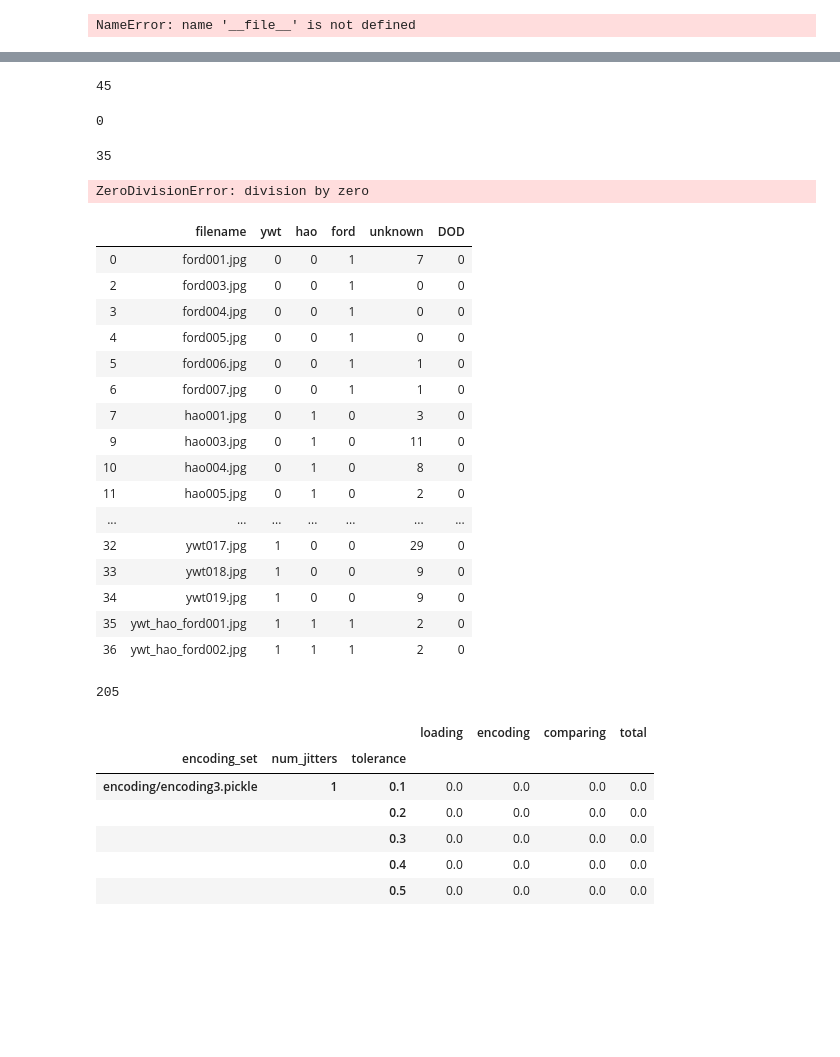
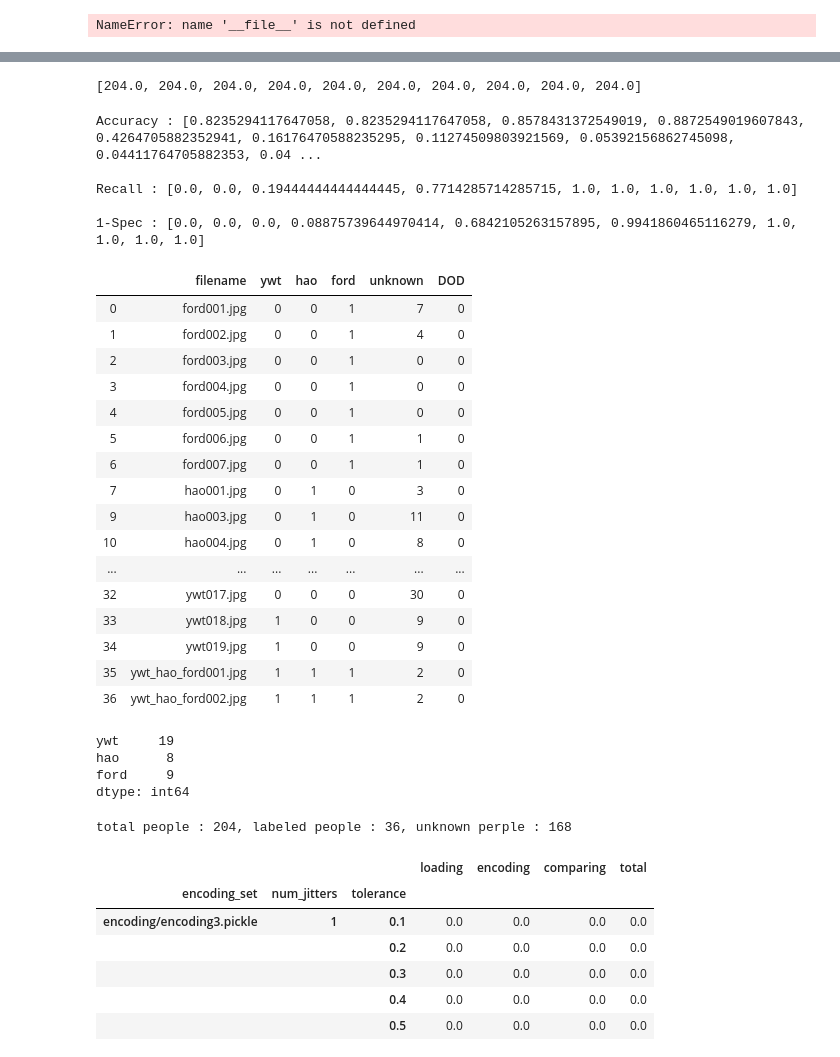
Before and after one commit to SixtantAIEN06/dlib, a Jupyter notebook: examples/exampleSet/test.ipynb, the cells around one changed output, grey strips where cells are left out. Saved outputs shown, nothing was run; the diff lists cells and outputs as text; code cells hidden in the pictures; blank space fills up the shorter version.

```diff
--- a/examples/exampleSet/test.ipynb
+++ b/examples/exampleSet/test.ipynb
@@ -58,22 +38,17 @@ conf_matrix=conf_matrix.set_index(['num_jitters','tolerance','prediction'],drop=
 # %%
 idx=pd.IndexSlice
-conf_matrix.loc[idx[:,:,['tol:0.1'],:],:].sum().sum()
+all_li=[conf_matrix.loc[idx[:,:,[f'tol:{_/10}'],:],:].sum().sum() for _ in range(1,11)]
+all_li
 # %% [output]
-45
+[204.0, 204.0, 204.0, 204.0, 204.0, 204.0, 204.0, 204.0, 204.0, 204.0]
-# %%
-conf_matrix.loc[idx[:,:,['tol:0.1'],'T'],'P'].values.item()
-# %% [output]
-0
-# %%
-conf_matrix.loc[idx[:,:,['tol:0.1'],'T'],'N'].values.item()
-# %% [output]
-35
 # %%
-idx=pd.IndexSlice
-conf_matrix.loc[idx[:,:,['tol:0.1'],'T'],'P']
-Acc=[(conf_matrix.loc[idx[:,:,[f'tol:{tol/10}'],'T'],'P'].values.item()+conf_matrix.loc[idx[:,:,[f'tol:{tol/10}'],'T'],'N'].values.item())/conf_matrix.loc[idx[:,:,['tol:0.1'],:],:].sum().sum() for tol in range(1,11)]
+Acc=[(conf_matrix.loc[idx[:,:,[f'tol:{tol/10}'],'T'],'P'].values.item()+conf_matrix.loc[idx[:,:,[f'tol:{tol/10}'],'T'],'N'].values.item())/conf_matrix.loc[idx[:,:,[f'tol:{tol/10}'],:],:].sum().sum() for tol in range(1,11)]
 Rec=[conf_matrix.loc[idx[:,:,[f'tol:{tol/10}'],'T'],'P'].values.item()/(conf_matrix.loc[idx[:,:,[f'tol:{tol/10}'],'T'],'P'].values.item()+conf_matrix.loc[idx[:,:,[f'tol:{tol/10}'],'F'],'N'].values.item()) for tol in range(1,11)]
 Minus_Spec=[conf_matrix.loc[idx[:,:,[f'tol:{tol/10}'],'F'],'P'].values.item()/(conf_matrix.loc[idx[:,:,[f'tol:{tol/10}'],'T'],'N'].values.item()+conf_matrix.loc[idx[:,:,[f'tol:{tol/10}'],'F'],'P'].values.item()) for tol in range(1,11)]
-print(Acc,Rec,Minus_Spec)
+print(f'Accuracy : {Acc}\n\nRecall : {Rec}\n\n1-Spec : {Minus_Spec}')
 # %% [output]
-ZeroDivisionError: division by zero
+Accuracy : [0.8235294117647058, 0.8235294117647058, 0.8578431372549019, 0.8872549019607843, 0.4264705882352941, 0.16176470588235295, 0.11274509803921569, 0.05392156862745098, 0.04411764705882353, 0.04 ...
+
+Recall : [0.0, 0.0, 0.19444444444444445, 0.7714285714285715, 1.0, 1.0, 1.0, 1.0, 1.0, 1.0]
+
+1-Spec : [0.0, 0.0, 0.0, 0.08875739644970414, 0.6842105263157895, 0.9941860465116279, 1.0, 1.0, 1.0, 1.0]
@@ -82,9 +55,10 @@ conf_matrix.to_csv('Confusion_matrix.csv',index=True,header=True)
 # %%
-taes_table=pd.read_csv('testSetTable.csv',index_col=0)
-taes_table
+test_table=pd.read_csv('testSetTable.csv',index_col=0)
+test_table
 # %% [output]
 |  | filename | ywt | hao | ford | unknown | DOD |
 | 0 | ford001.jpg | 0 | 0 | 1 | 7 | 0 |
+| 1 | ford002.jpg | 0 | 0 | 1 | 4 | 0 |
 | 2 | ford003.jpg | 0 | 0 | 1 | 0 | 0 |
 | 3 | ford004.jpg | 0 | 0 | 1 | 0 | 0 |
 | 4 | ford005.jpg | 0 | 0 | 1 | 0 | 0 |
@@ -93,17 +67,23 @@ taes_table
 | 7 | hao001.jpg | 0 | 1 | 0 | 3 | 0 |
 | 9 | hao003.jpg | 0 | 1 | 0 | 11 | 0 |
 | 10 | hao004.jpg | 0 | 1 | 0 | 8 | 0 |
-| 11 | hao005.jpg | 0 | 1 | 0 | 2 | 0 |
 | ... | ... | ... | ... | ... | ... | ... |
-| 32 | ywt017.jpg | 1 | 0 | 0 | 29 | 0 |
+| 32 | ywt017.jpg | 0 | 0 | 0 | 30 | 0 |
 | 33 | ywt018.jpg | 1 | 0 | 0 | 9 | 0 |
 | 34 | ywt019.jpg | 1 | 0 | 0 | 9 | 0 |
 | 35 | ywt_hao_ford001.jpg | 1 | 1 | 1 | 2 | 0 |
 | 36 | ywt_hao_ford002.jpg | 1 | 1 | 1 | 2 | 0 |
 # %%
-taes_table.iloc[:,1:5].sum().sum()
+test_table.iloc[:,1:4].sum()
 # %% [output]
-205
+ywt     19
+hao      8
+ford     9
+dtype: int64
+# %%
+print(f'total people : {test_table.iloc[:,1:5].sum().sum()}, labeled people : {test_table.iloc[:,1:4].sum().sum()}, unknown perple : {test_table.iloc[:,4].sum().sum()}')
+# %% [output]
+total people : 204, labeled people : 36, unknown perple : 168
 # %%
 timing_log=pd.read_csv('timing_log.csv',index_col=0,dtype={'num_jitters':np.str,'tolerance':np.str})
 timing_log=timing_log.set_index(['num_jitters','tolerance'],drop=True,append=True)
```
Also changed, not shown: parts of 4 cells of this notebook, 17 other files.
